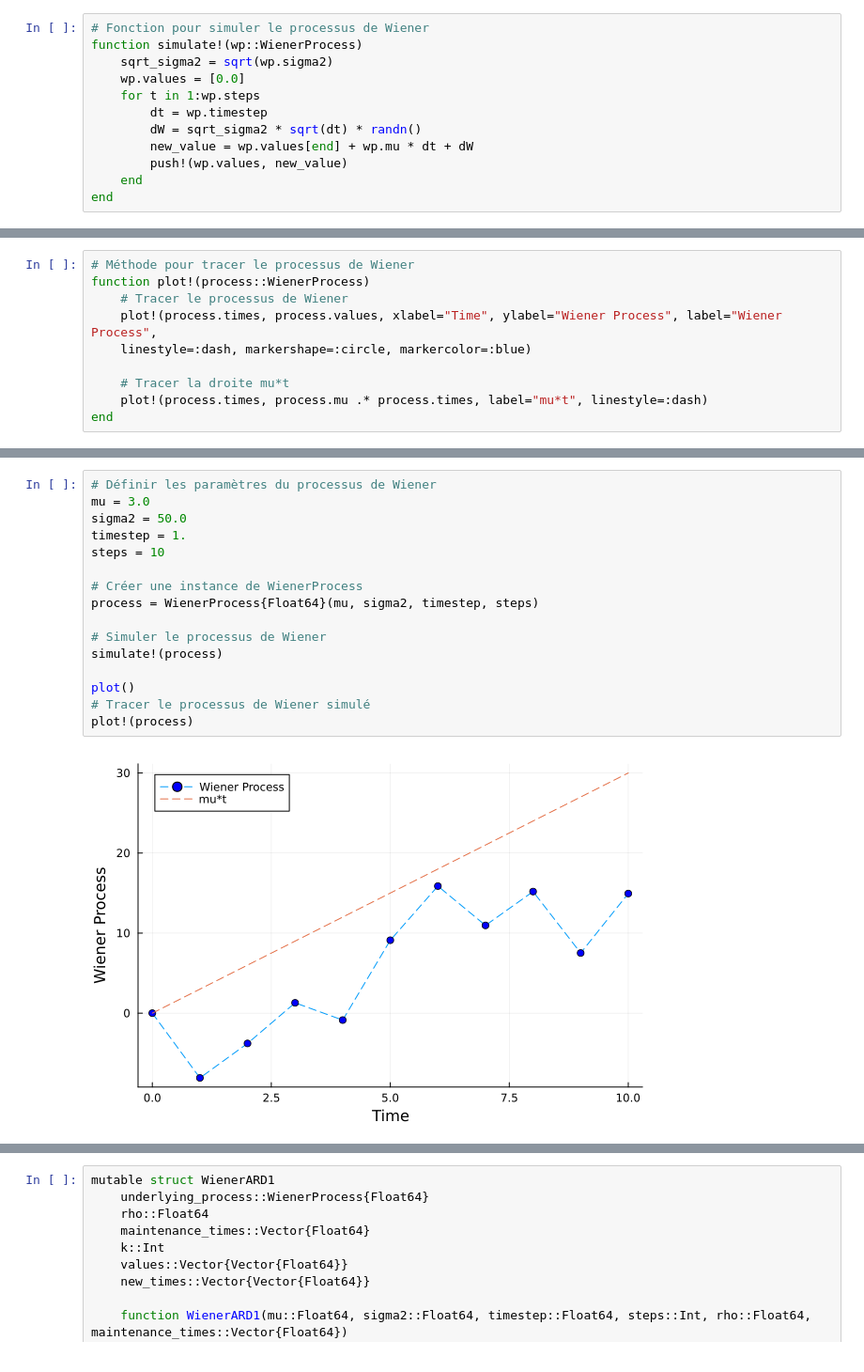
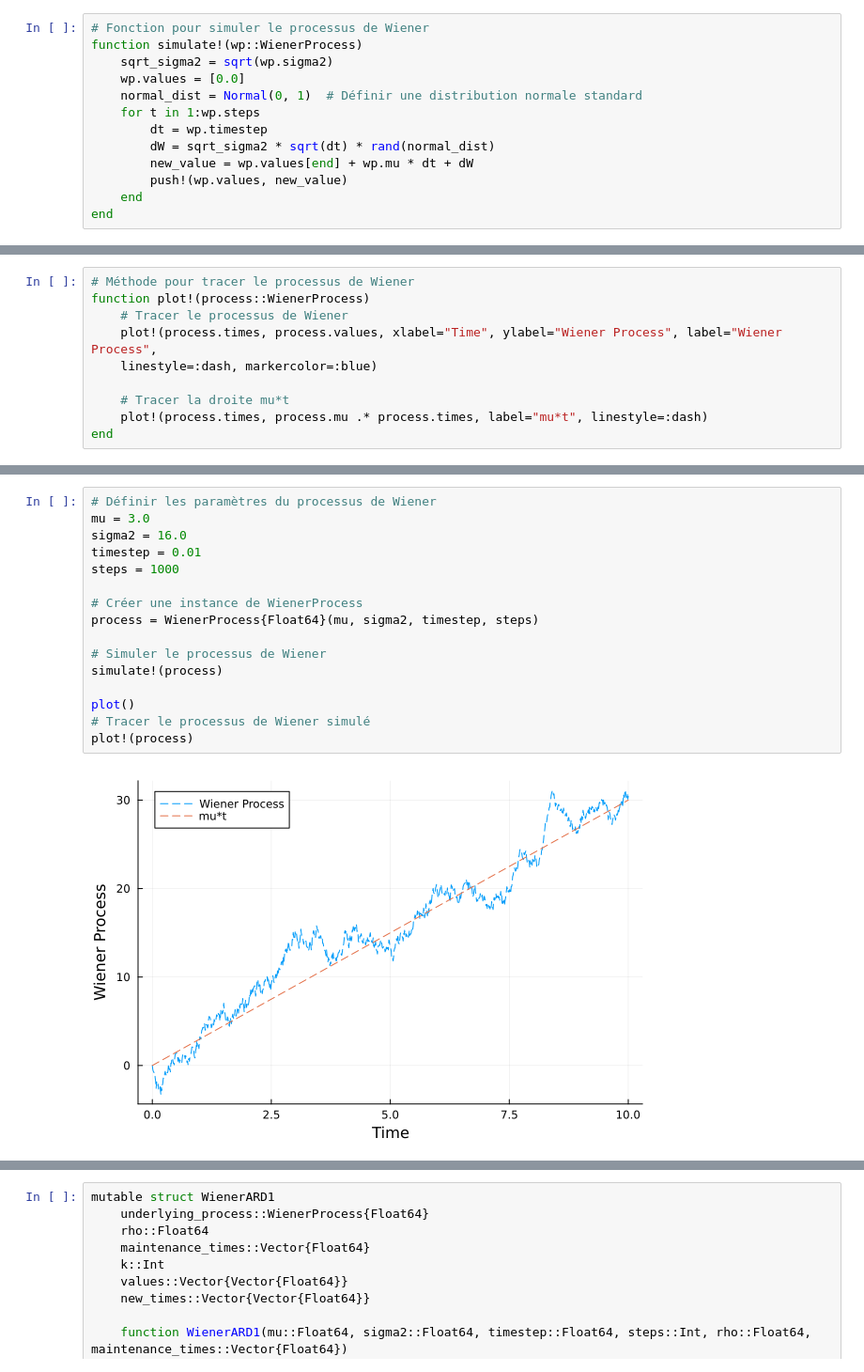
Before and after one commit to FaidYoussef/JuliaStatsProject, a Jupyter notebook: notebooks/test.ipynb, the cells around one changed output, grey strips where cells are left out. Shown at 94% size. Cells and saved outputs as stored; diff of their text form.

Commit message:
Good Visualisation

```diff
--- a/notebooks/test.ipynb
+++ b/notebooks/test.ipynb
@@ -21,9 +66,10 @@ end
 function simulate!(wp::WienerProcess)
     sqrt_sigma2 = sqrt(wp.sigma2)
     wp.values = [0.0]
+    normal_dist = Normal(0, 1)  # Définir une distribution normale standard
     for t in 1:wp.steps
         dt = wp.timestep
-        dW = sqrt_sigma2 * sqrt(dt) * randn()
+        dW = sqrt_sigma2 * sqrt(dt) * rand(normal_dist)
         new_value = wp.values[end] + wp.mu * dt + dW
         push!(wp.values, new_value)
     end
@@ -35,7 +85,7 @@ simulate! (generic function with 1 method)
 function plot!(process::WienerProcess)
     # Tracer le processus de Wiener
     plot!(process.times, process.values, xlabel="Time", ylabel="Wiener Process", label="Wiener Process",
-    linestyle=:dash, markershape=:circle, markercolor=:blue)
+    linestyle=:dash, markercolor=:blue)
 
     # Tracer la droite mu*t
     plot!(process.times, process.mu .* process.times, label="mu*t", linestyle=:dash)
@@ -45,18 +97,18 @@ plot! (generic function with 5 methods)
 # %%
 # Définir les paramètres du processus de Wiener
 mu = 3.0
-sigma2 = 50.0
-timestep = 1.
-steps = 10
+sigma2 = 16.0
+timestep = 0.01
+steps = 1000
 
 # Créer une instance de WienerProcess
 process = WienerProcess{Float64}(mu, sigma2, timestep, steps)
 
 # Simuler le processus de Wiener
 simulate!(process)
 
 plot()
 # Tracer le processus de Wiener simulé
 plot!(process)
 # %% [output]
-[figure, old version]
+[figure, new version]
```
Also changed, not shown: parts of 72 cells of this notebook, 1 other file.
